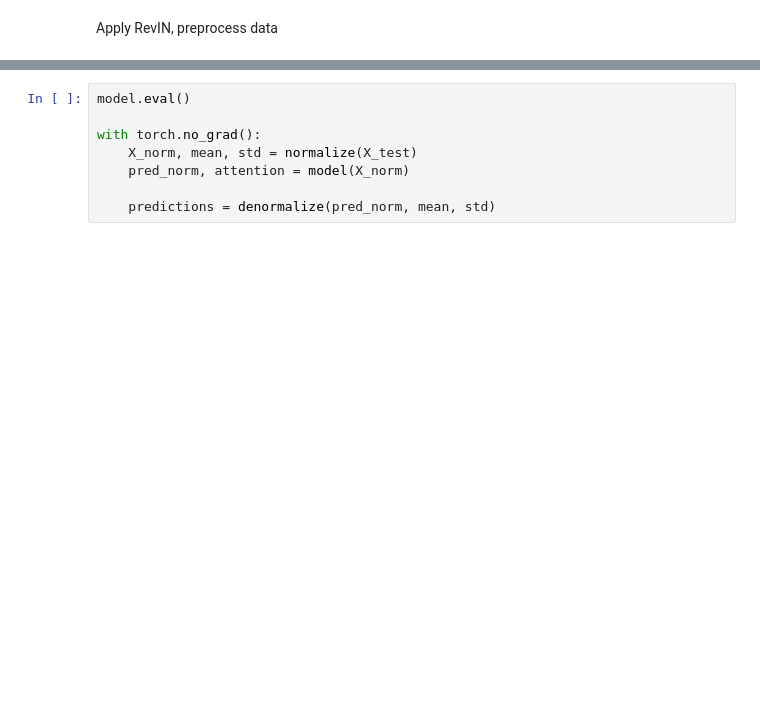
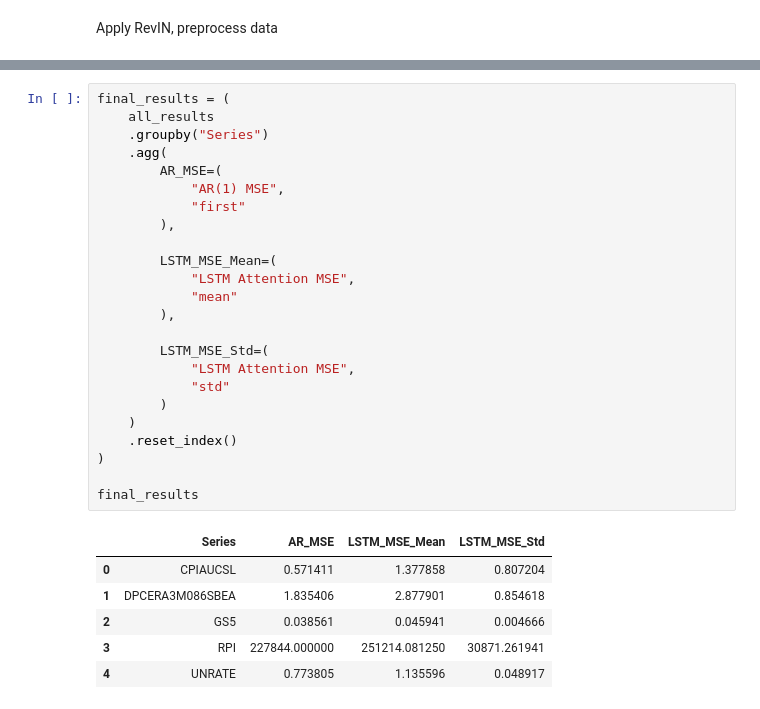
Before and after one commit to WillNeub/VIPHW1Part2, a Jupyter notebook: LSTMTrans.ipynb, the cells around one changed output, grey strips where cells are left out. Drawn from its saved outputs; the diff is of its cells as text; blank space fills up the shorter version.

```diff
--- a/LSTMTrans.ipynb
+++ b/LSTMTrans.ipynb
@@ -93,8 +690,31 @@ for epoch in range(100):
 # %%
-model.eval()
+final_results = (
+    all_results
+    .groupby("Series")
+    .agg(
+        AR_MSE=(
+            "AR(1) MSE",
+            "first"
+        ),
 
-with torch.no_grad():
-    X_norm, mean, std = normalize(X_test)
-    pred_norm, attention = model(X_norm)
+        LSTM_MSE_Mean=(
+            "LSTM Attention MSE",
+            "mean"
+        ),
 
-    predictions = denormalize(pred_norm, mean, std)
+        LSTM_MSE_Std=(
+            "LSTM Attention MSE",
+            "std"
+        )
+    )
+    .reset_index()
+)
+
+final_results
+# %% [output]
+|  | Series | AR_MSE | LSTM_MSE_Mean | LSTM_MSE_Std |
+| 0 | CPIAUCSL | 0.571411 | 1.377858 | 0.807204 |
+| 1 | DPCERA3M086SBEA | 1.835406 | 2.877901 | 0.854618 |
+| 2 | GS5 | 0.038561 | 0.045941 | 0.004666 |
+| 3 | RPI | 227844.000000 | 251214.081250 | 30871.261941 |
+| 4 | UNRATE | 0.773805 | 1.135596 | 0.048917 |
```
Also changed, not shown: parts of 19 cells of this notebook, 1 other file.
